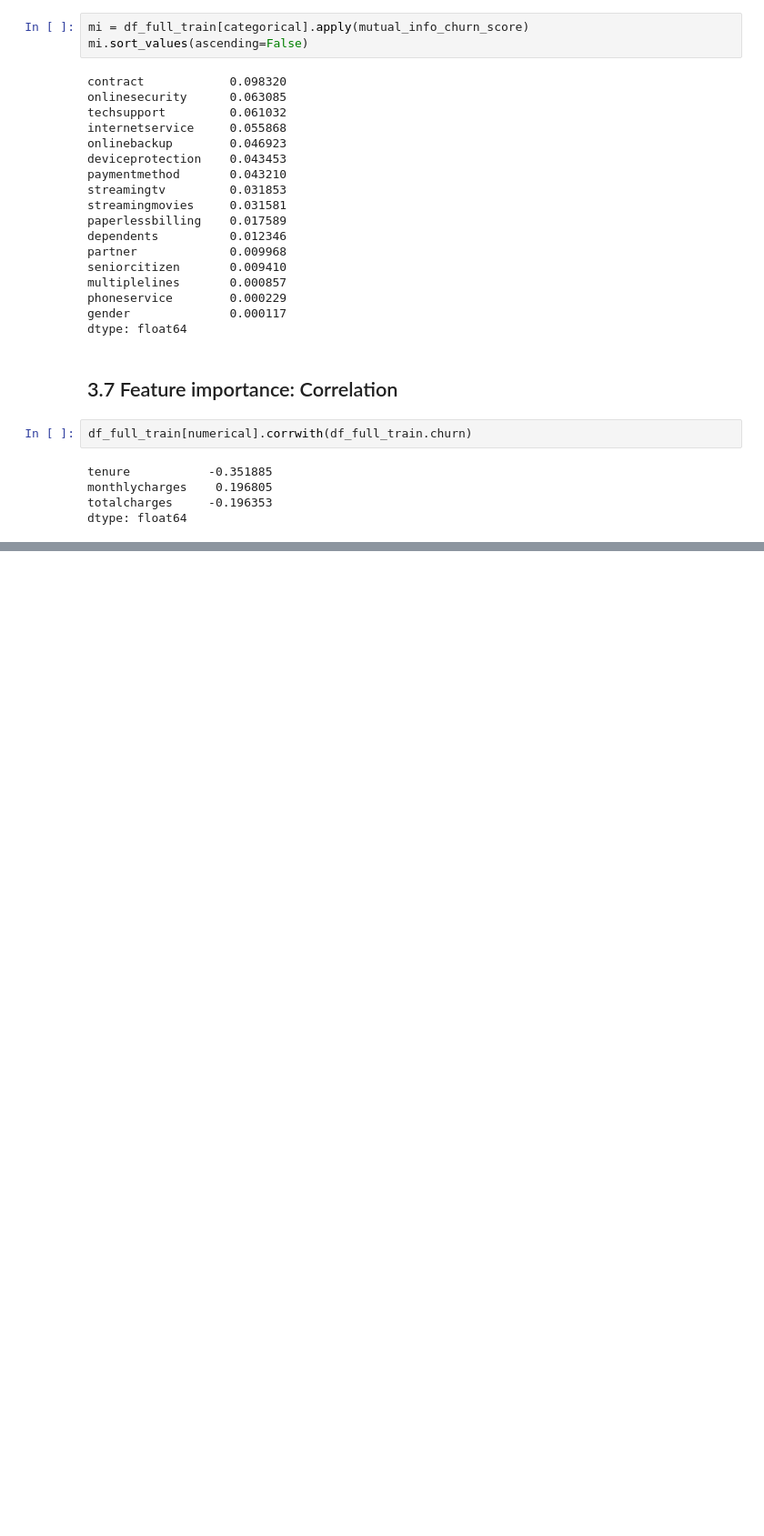
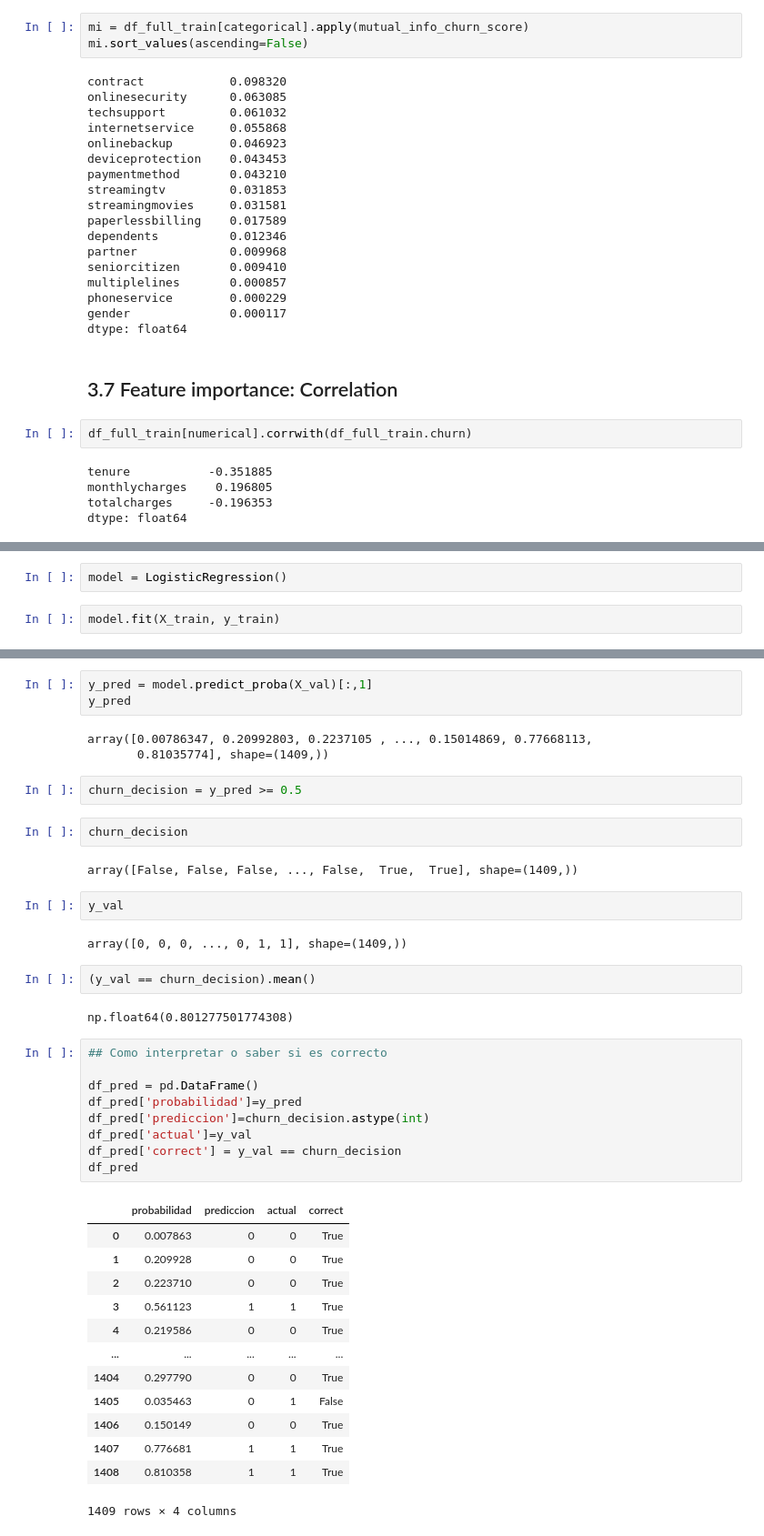
Before and after one commit to caro6852lq/ML-Zoomcamp-CaroVergara, a Jupyter notebook: 03_classification/03_classification.ipynb, the cells around one changed output, grey strips where cells are left out. Shown: that part at 91% size. Drawn from its saved outputs; the diff is of its cells as text; blank space fills up the shorter version.

```diff
--- a/03_classification/03_classification.ipynb
+++ b/03_classification/03_classification.ipynb
@@ -356,0 +437,4 @@ dtype: float64
+# %%
+model = LogisticRegression()
+# %%
+model.fit(X_train, y_train)
@@ -356,0 +479,43 @@ dtype: float64
+# %%
+y_pred = model.predict_proba(X_val)[:,1]
+y_pred
+# %% [output]
+array([0.00786347, 0.20992803, 0.2237105 , ..., 0.15014869, 0.77668113,
+       0.81035774], shape=(1409,))
+# %%
+churn_decision = y_pred >= 0.5
+# %%
+churn_decision
+# %% [output]
+array([False, False, False, ..., False,  True,  True], shape=(1409,))
+# %%
+y_val
+# %% [output]
+array([0, 0, 0, ..., 0, 1, 1], shape=(1409,))
+# %%
+(y_val == churn_decision).mean()
+# %% [output]
+np.float64(0.801277501774308)
+# %%
+## Como interpretar o saber si es correcto
+
+df_pred = pd.DataFrame()
+df_pred['probabilidad']=y_pred
+df_pred['prediccion']=churn_decision.astype(int)
+df_pred['actual']=y_val
+df_pred['correct'] = y_val == churn_decision
+df_pred
+# %% [output]
+|  | probabilidad | prediccion | actual | correct |
+| 0 | 0.007863 | 0 | 0 | True |
+| 1 | 0.209928 | 0 | 0 | True |
+| 2 | 0.223710 | 0 | 0 | True |
+| 3 | 0.561123 | 1 | 1 | True |
+| 4 | 0.219586 | 0 | 0 | True |
+| ... | ... | ... | ... | ... |
+| 1404 | 0.297790 | 0 | 0 | True |
+| 1405 | 0.035463 | 0 | 1 | False |
+| 1406 | 0.150149 | 0 | 0 | True |
+| 1407 | 0.776681 | 1 | 1 | True |
+| 1408 | 0.810358 | 1 | 1 | True |
+1409 rows × 4 columns
```
Also changed, not shown: parts of 45 cells of this notebook.
